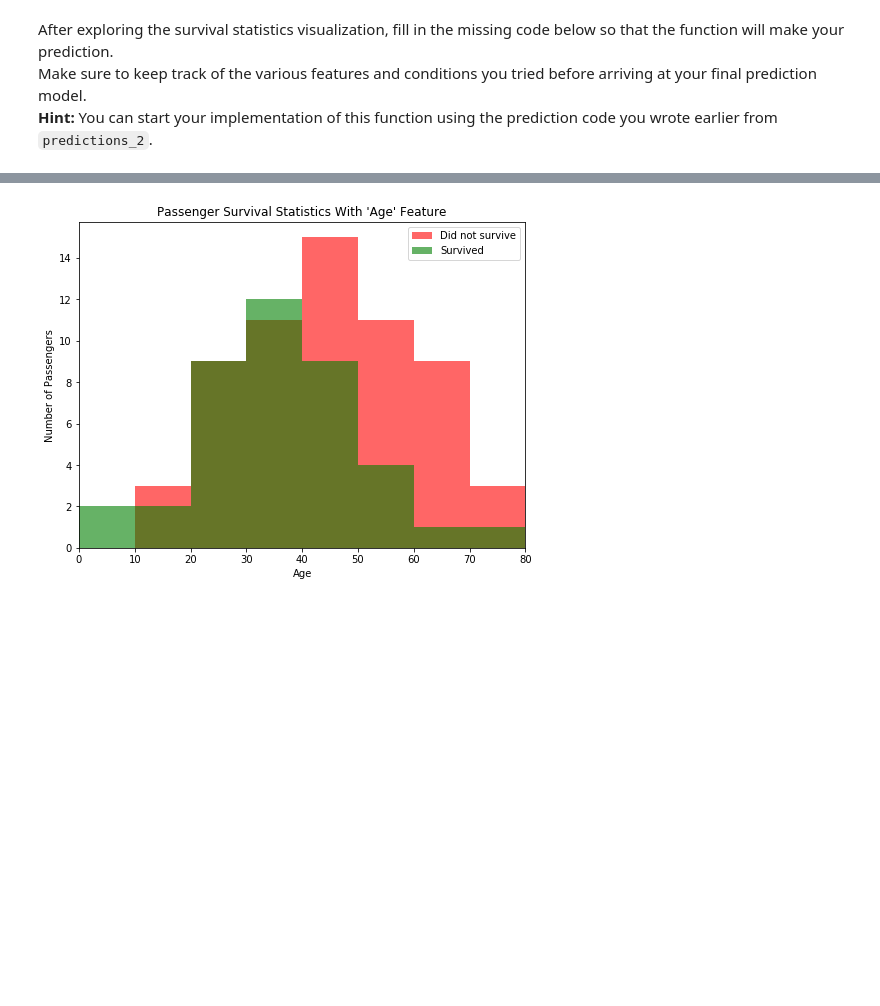
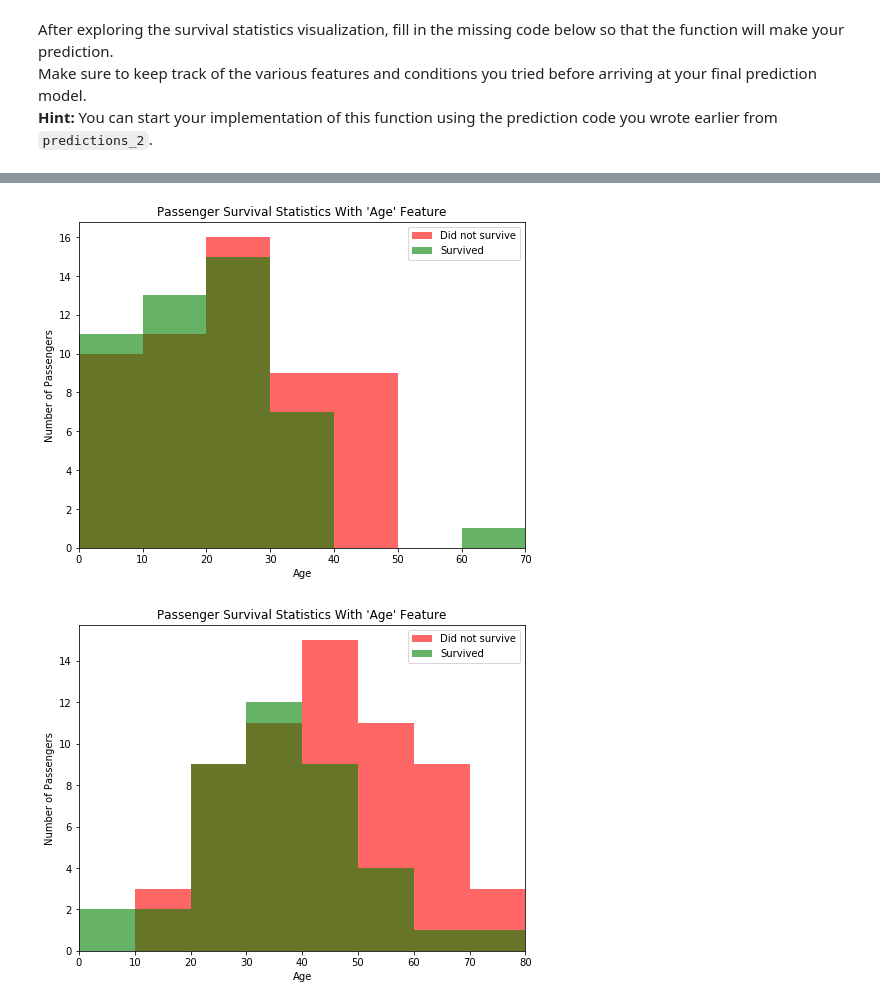
Before and after one commit to bhaskarjitsarmah/titanic-survival-exploration, a Jupyter notebook: titanic_survival_exploration.ipynb, the cells around one changed output, grey strips where cells are left out. Drawn from its saved outputs; the diff is of its cells as text; code cells hidden in the pictures; blank space fills up the shorter version.

```diff
--- a/titanic_survival_exploration.ipynb
+++ b/titanic_survival_exploration.ipynb
@@ -224,3 +228,7 @@ Make sure to keep track of the various features and conditions you tried before
+# %%
+vs.survival_stats(data, outcomes, 'Age', ["Sex == 'female'", "Pclass == 3"])
+# %% [output]
+[figure, added]
 # %%
 vs.survival_stats(data, outcomes, 'Age', ["Sex == 'male'", "Pclass == 1"])
 # %% [output]
```
Also changed, not shown: parts of 6 cells of this notebook.
